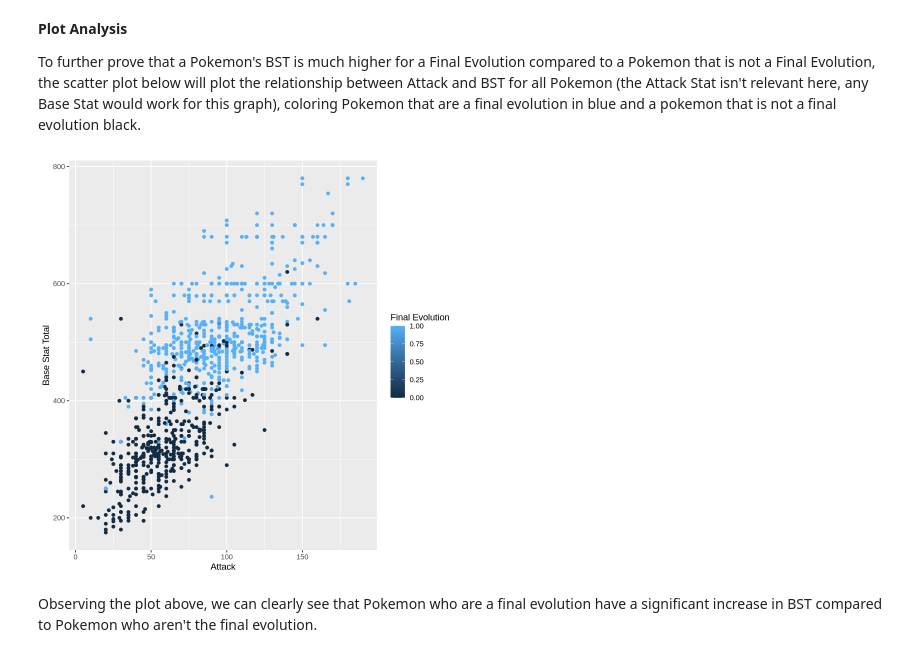
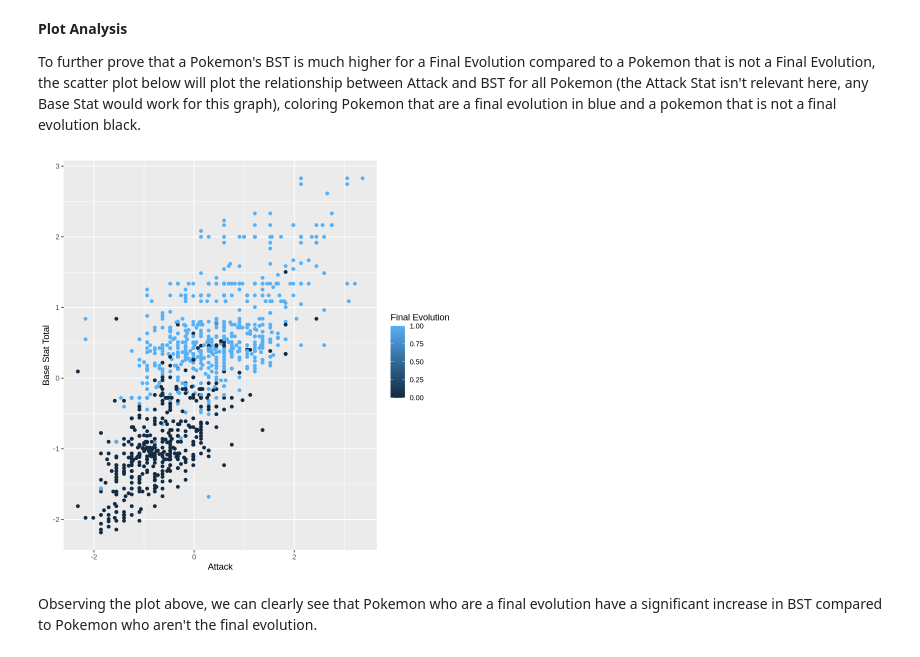
Before and after one commit to bradyb2005/dsci-100-group-6, a Jupyter notebook: Proposal.ipynb, the cells around one changed output. Cells and saved outputs as stored; diff of their text form; code cells hidden in the pictures.

Commit message:
Change the graph by using the scaled database

```diff
--- a/Proposal.ipynb
+++ b/Proposal.ipynb
@@ -156,13 +158,13 @@ To further prove that a Pokemon's BST is much higher for a Final Evolution compa
 # %%
 ## this scatterplot will plot a Pokemon's Attack on the x-axis and the BST on the y-axis,
 ## coloring Final Evolutions as blue and not Final Evolutions as black.
-capture_data <- pokemon_data |>
-    ggplot(aes(x = Att, y = BST, color = `Final Evolution`)) +
+capture_data <- pokemon_data_selected_1 |>
+    ggplot(aes(x = scaled_Att, y = scaled_BST, color = `Final Evolution`)) +
     geom_point() +
     labs(x= "Attack", y = "Base Stat Total")
 capture_data
 # %% [output]
-[figure, old version]
+[figure, new version]
 # %% [markdown]
 Observing the plot above, we can clearly see that Pokemon who are a final evolution have a significant increase in BST compared to Pokemon who aren't the final evolution.
 # %% [markdown]
```
Also changed, not shown: parts of 1 cell of this notebook.
